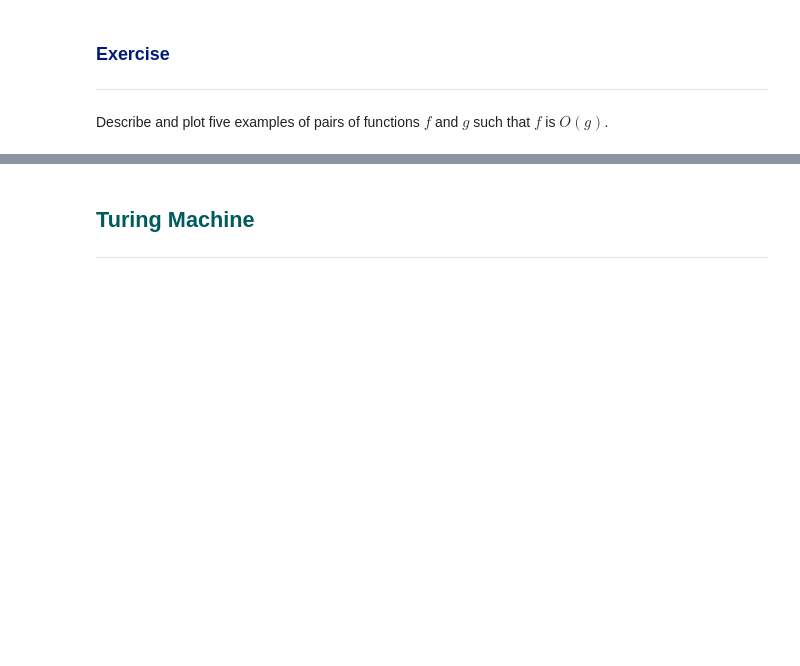
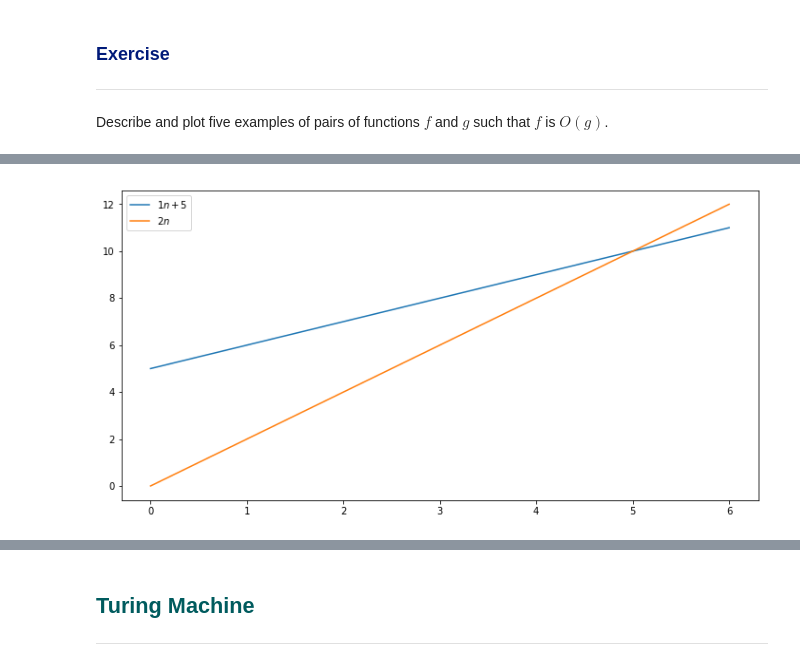
Before and after one commit to shanemcdonagh/emergingtechnologies, a Jupyter notebook: content/computation.ipynb, the cells around one changed output, grey strips where cells are left out. Cells and saved outputs as stored; diff of their text form; code cells hidden in the pictures; blank space fills up the shorter version.

```diff
--- a/content/computation.ipynb
+++ b/content/computation.ipynb
@@ -140,0 +168,24 @@ plt.show();
+# %%
+# Example 4:
+# f = 1n + 5 ≤ 2n (2 being c and n being 𝑔(𝑛))
+# To prove: 1n = O(n)
+
+# Create a figure.
+fig, ax = plt.subplots(figsize=(12, 6))
+
+# n values.
+n = np.linspace(0.0, 6.0, 1000)
+
+# Plot f(n).
+ax.plot(n, (1*n) + 5, label="$1n + 5$")
+
+# Plot cg(n).
+ax.plot(n, (2*n), label="$2n$")
+
+# Legend.
+ax.legend()
+
+# Show.
+plt.show();
+# %% [output]
+[figure, added]
```
Also changed, not shown: parts of 6 cells of this notebook.
